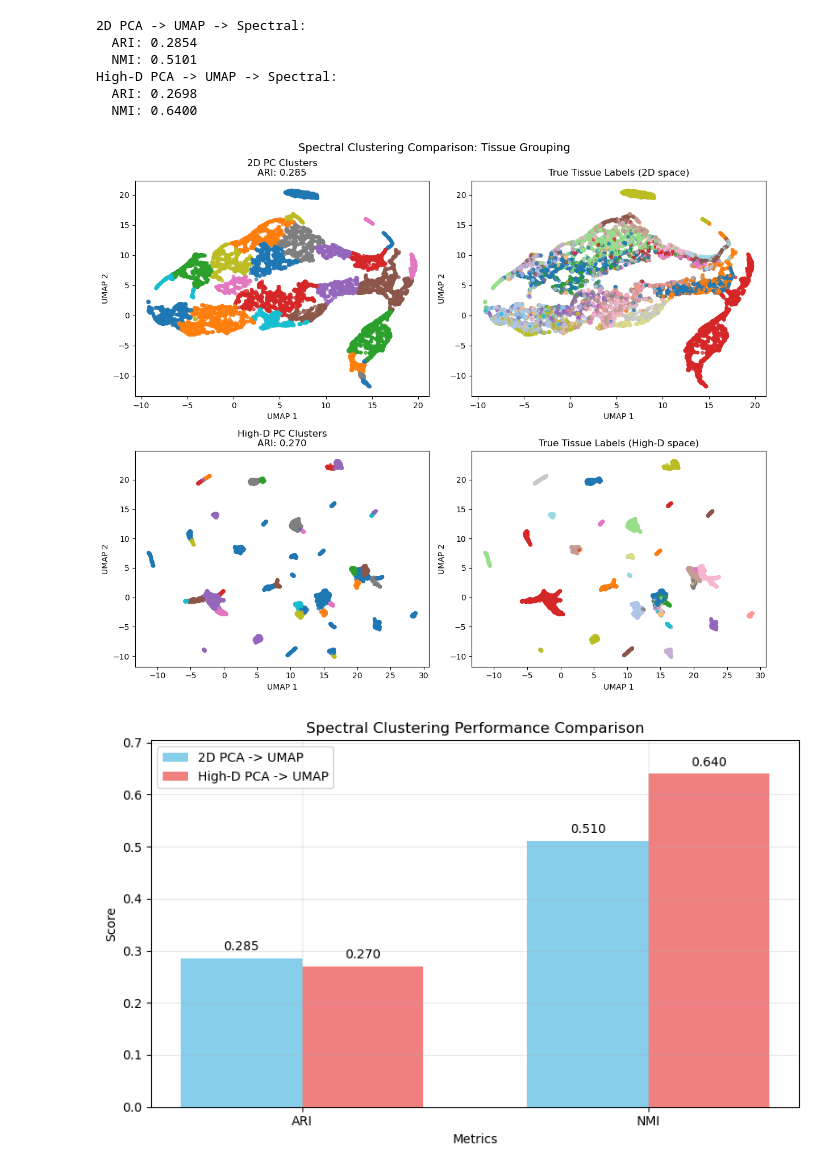
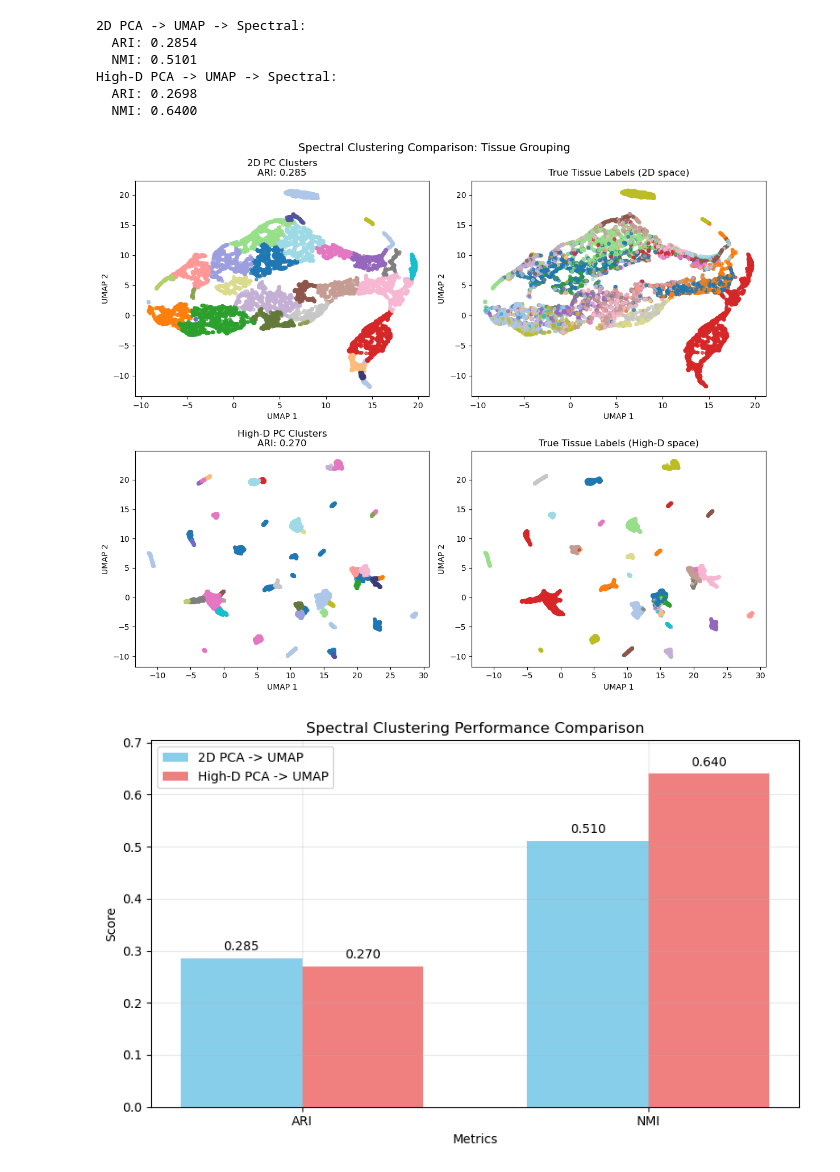
Before and after one commit to emilyekstrum/cu-cpbs-7602, a Jupyter notebook: assignment03/dimensionality_reduction.ipynb, the cells around one changed output. Saved outputs shown, nothing was run; the diff lists cells and outputs as text; code cells hidden in the pictures.

```diff
--- a/assignment03/dimensionality_reduction.ipynb
+++ b/assignment03/dimensionality_reduction.ipynb
@@ -387,32 +393,34 @@ plt.figure(figsize=(12, 5))
 plt.subplot(1, 2, 1)
 unique_labels_spectral = set(spectral_labels_hd)
 n_clusters_spectral = len(unique_labels_spectral)
-# colors for each cluster
-cluster_colors_spectral = plt.cm.tab10(np.linspace(0, 1, max(10, n_clusters_spectral)))
+
+# color each cluster differently
+colors_tab20 = plt.cm.tab20(np.linspace(0, 1, 20))
+colors_tab20b = plt.cm.tab20b(np.linspace(0, 1, 20))
+colors_tab20c = plt.cm.tab20c(np.linspace(0, 1, 20))
+all_colors = np.vstack([colors_tab20, colors_tab20b[:7]])  # 27 total colors
+
 for i, k in enumerate(sorted(unique_labels_spectral)):
     class_member_mask = (spectral_labels_hd == k)
     xy = umap_result_hd[class_member_mask]
-    color_idx = k % len(cluster_colors_spectral)
-    plt.scatter(xy[:, 0], xy[:, 1], c=[cluster_colors_spectral[color_idx]], marker='o',
-               s=30, alpha=0.8, label=f'Cluster {k}', edgecolors='black', linewidth=0.5)
+    plt.scatter(xy[:, 0], xy[:, 1], c=[all_colors[k]], marker='o',
+               s=30, alpha=0.8, label=f'Cluster {k}', edgecolors='white', linewidth=0.5)
 plt.title(f'Spectral Clustering Results\nClusters: {n_clusters_spectral}')
-plt.xlabel('First Principal Component')
-plt.ylabel('Second Principal Component')
+plt.xlabel('UMAP 1')
+plt.ylabel('UMAP 2')
 plt.legend(bbox_to_anchor=(1.05, 1), loc='upper left', fontsize=9)
 plt.grid(True, alpha=0.3)
 
 # ground truth tissue plot
 plt.subplot(1, 2, 2)
-unique_tissues = tissue_labels.unique()
-tissue_colors = plt.cm.tab10(np.linspace(0, 1, len(unique_tissues)))
 for i, tissue in enumerate(unique_tissues):
     tissue_mask = (tissue_labels == tissue)
     xy = umap_result_hd[tissue_mask]
-    plt.scatter(xy[:, 0], xy[:, 1], c=[tissue_colors[i]], marker='o', s=20, alpha=0.7, label=tissue)
+    plt.scatter(xy[:, 0], xy[:, 1], c=[all_colors[i]], marker='o', s=20, alpha=0.7, label=tissue)
 
 plt.title('True Tissue Labels')
-plt.xlabel('First Principal Component')
-plt.ylabel('Second Principal Component')
+plt.xlabel('UMAP 1')
+plt.ylabel('UMAP 2')
 plt.legend(bbox_to_anchor=(1.05, 1), loc='upper left', fontsize=8)
 plt.grid(True, alpha=0.3)
 
@@ -451,40 +461,53 @@ High-D PCA -> UMAP -> Spectral:
   ARI: 0.2698
   NMI: 0.6400
 # %%
-# visualize comparison
+# visualize comparison with distinct colors for all clusters
 fig, axes = plt.subplots(2, 2, figsize=(12, 10))
 fig.suptitle('Spectral Clustering Comparison: Tissue Grouping', fontsize=14)
 
+# create distinct colors for all 27 clusters
+colors_tab20 = plt.cm.tab20(np.linspace(0, 1, 20))
+colors_tab20b = plt.cm.tab20b(np.linspace(0, 1, 20))
+all_colors = np.vstack([colors_tab20, colors_tab20b[:7]])  # 27 total colors
+
 # 2D approach
 ax = axes[0, 0]
-ax.scatter(umap_result_2d[:, 0], umap_result_2d[:, 1], c=spectral_labels_2d, cmap='tab10', alpha=0.7, s=15)
+for k in range(27):
+    mask = spectral_labels_2d == k
+    if np.any(mask):
+        ax.scatter(umap_result_2d[mask, 0], umap_result_2d[mask, 1],
+                  c=[all_colors[k]], alpha=0.7, s=15, label=f'Cluster {k}')
 ax.set_title(f'2D PC Clusters\nARI: {metrics_2d["ARI"]:.3f}')
 ax.set_xlabel('UMAP 1')
 ax.set_ylabel('UMAP 2')
 
 ax = axes[0, 1]
 ax.scatter(umap_result_2d[:, 0], umap_result_2d[:, 1], c=tissue_encoded, cmap='tab20', alpha=0.7, s=15)
 ax.set_title('True Tissue Labels (2D space)')
 ax.set_xlabel('UMAP 1')
 ax.set_ylabel('UMAP 2')
 
 # High-D approach
 ax = axes[1, 0]
-ax.scatter(umap_result_hd[:, 0], umap_result_hd[:, 1], c=spectral_labels_hd, cmap='tab10', alpha=0.7, s=15)
+for k in range(27):
+    mask = spectral_labels_hd == k
+    if np.any(mask):
+        ax.scatter(umap_result_hd[mask, 0], umap_result_hd[mask, 1],
+                  c=[all_colors[k]], alpha=0.7, s=15, label=f'Cluster {k}')
 ax.set_title(f'High-D PC Clusters\nARI: {metrics_hd["ARI"]:.3f}')
 ax.set_xlabel('UMAP 1')
 ax.set_ylabel('UMAP 2')
 
 ax = axes[1, 1]
 ax.scatter(umap_result_hd[:, 0], umap_result_hd[:, 1], c=tissue_encoded, cmap='tab20', alpha=0.7, s=15)
 ax.set_title('True Tissue Labels (High-D space)')
 ax.set_xlabel('UMAP 1')
 ax.set_ylabel('UMAP 2')
 
 plt.tight_layout()
 plt.show()
 # %% [output]
-[figure, old version]
+[figure, new version]
 # %%
 # metrics comparison
 plt.figure(figsize=(8, 5))
```
Also changed, not shown: parts of 16 cells of this notebook.
